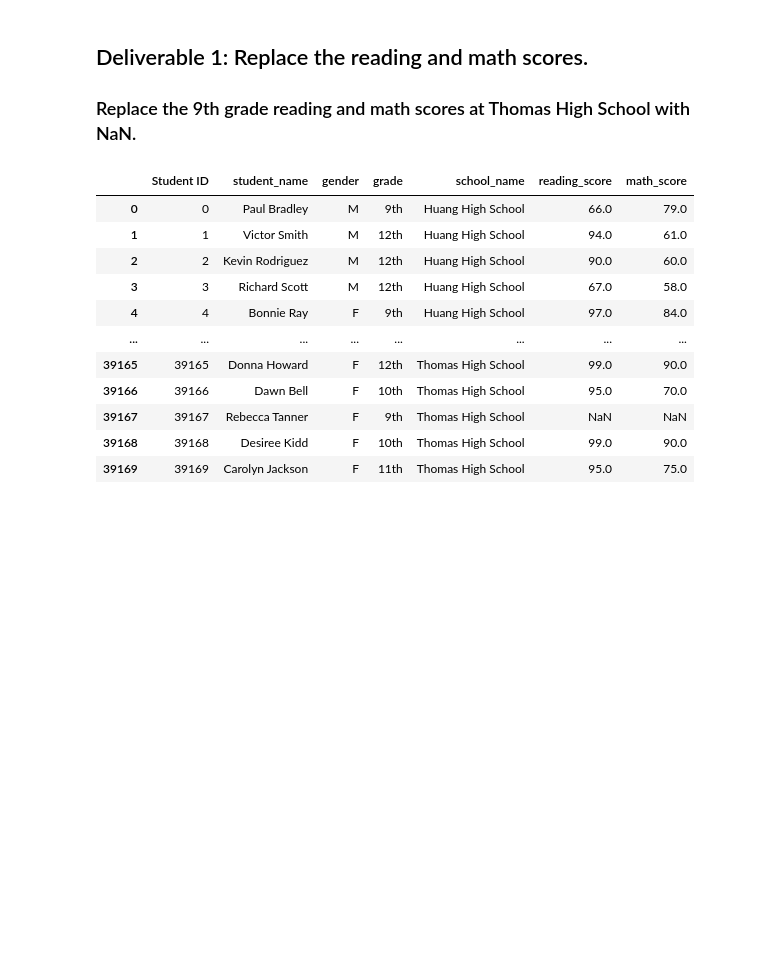
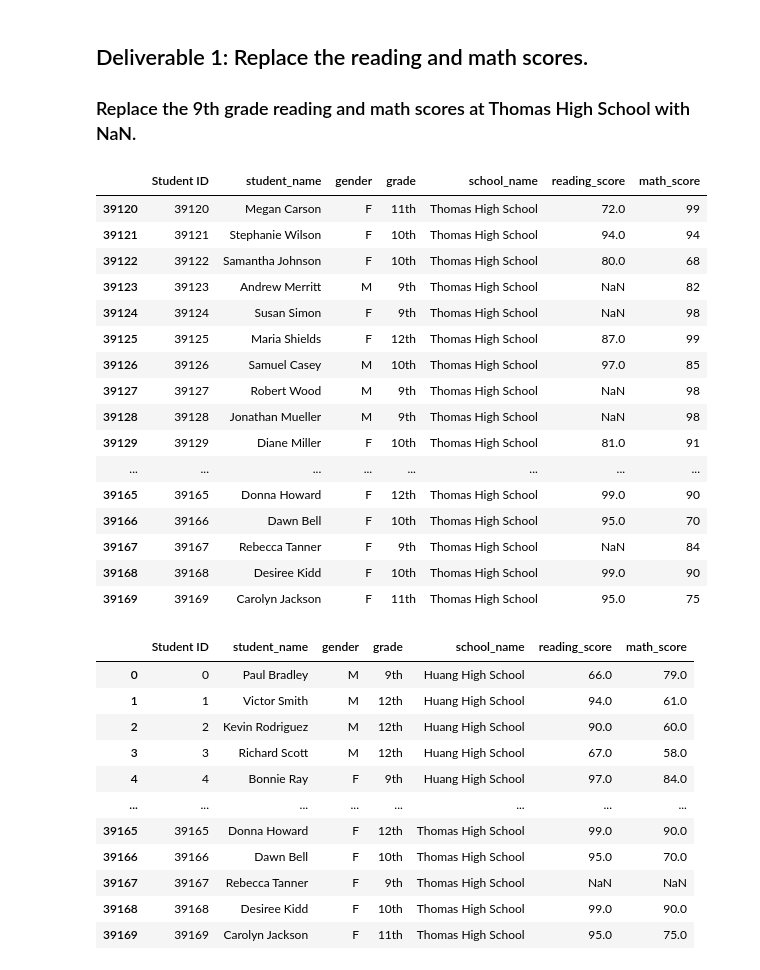
Before and after one commit to nsmeltz/Module_4_Challenge, a Jupyter notebook: PyCitySchools_Challenge.ipynb, the cells around one changed output. Drawn from its saved outputs; the diff is of its cells as text; code cells hidden in the pictures; blank space fills up the shorter version.

```diff
--- a/PyCitySchools_Challenge.ipynb
+++ b/PyCitySchools_Challenge.ipynb
@@ -45,11 +46,29 @@ student_data_df.head(10)
 # Step 1. Import numpy as np.
 import numpy as np
 # %%
-# Step 2. Use the loc method on the student_data_df to select all the reading scores from the 9th grade at Thomas High School and replace them with NaN.
+# # Step 2. Use the loc method on the student_data_df to select all the reading scores from the 9th grade at Thomas High School and replace them with NaN.
 
 student_data_df.loc[(student_data_df["school_name"] == "Thomas High School") & (student_data_df["grade"] == "9th"), "reading_score"] = np.nan
 
-#student_data_df.tail(50)
+student_data_df.tail(50)
+# %% [output]
+|  | Student ID | student_name | gender | grade | school_name | reading_score | math_score |
+| 39120 | 39120 | Megan Carson | F | 11th | Thomas High School | 72.0 | 99 |
+| 39121 | 39121 | Stephanie Wilson | F | 10th | Thomas High School | 94.0 | 94 |
+| 39122 | 39122 | Samantha Johnson | F | 10th | Thomas High School | 80.0 | 68 |
+| 39123 | 39123 | Andrew Merritt | M | 9th | Thomas High School | NaN | 82 |
+| 39124 | 39124 | Susan Simon | F | 9th | Thomas High School | NaN | 98 |
+| 39125 | 39125 | Maria Shields | F | 12th | Thomas High School | 87.0 | 99 |
+| 39126 | 39126 | Samuel Casey | M | 10th | Thomas High School | 97.0 | 85 |
+| 39127 | 39127 | Robert Wood | M | 9th | Thomas High School | NaN | 98 |
+| 39128 | 39128 | Jonathan Mueller | M | 9th | Thomas High School | NaN | 98 |
+| 39129 | 39129 | Diane Miller | F | 10th | Thomas High School | 81.0 | 91 |
+| ... | ... | ... | ... | ... | ... | ... | ... |
+| 39165 | 39165 | Donna Howard | F | 12th | Thomas High School | 99.0 | 90 |
+| 39166 | 39166 | Dawn Bell | F | 10th | Thomas High School | 95.0 | 70 |
+| 39167 | 39167 | Rebecca Tanner | F | 9th | Thomas High School | NaN | 84 |
+| 39168 | 39168 | Desiree Kidd | F | 10th | Thomas High School | 99.0 | 90 |
+| 39169 | 39169 | Carolyn Jackson | F | 11th | Thomas High School | 95.0 | 75 |
 # %%
 #  Step 3. Refactor the code in Step 2 to replace the math scores with NaN.
 
```
Also changed, not shown: parts of 2 cells of this notebook.
